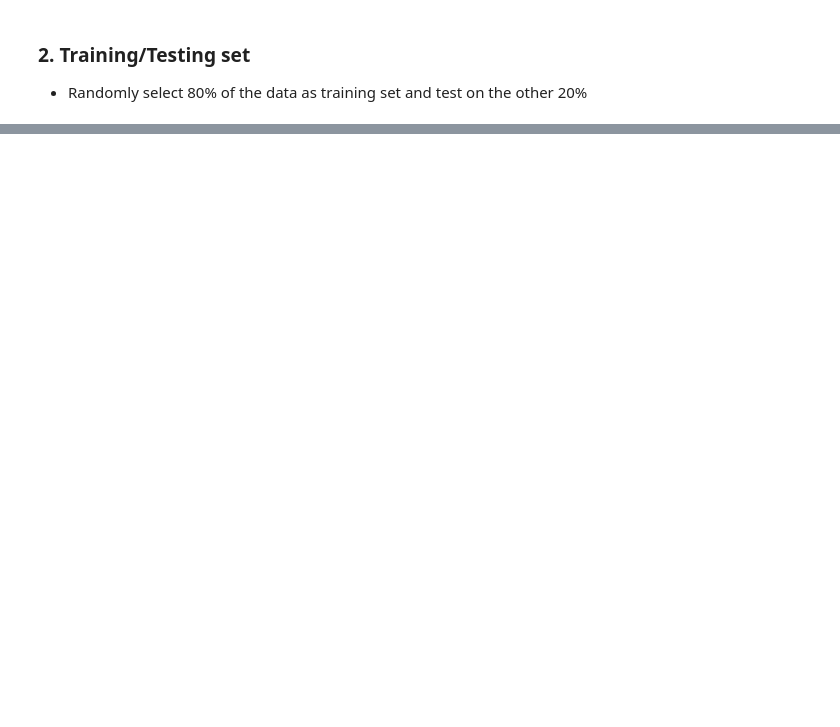
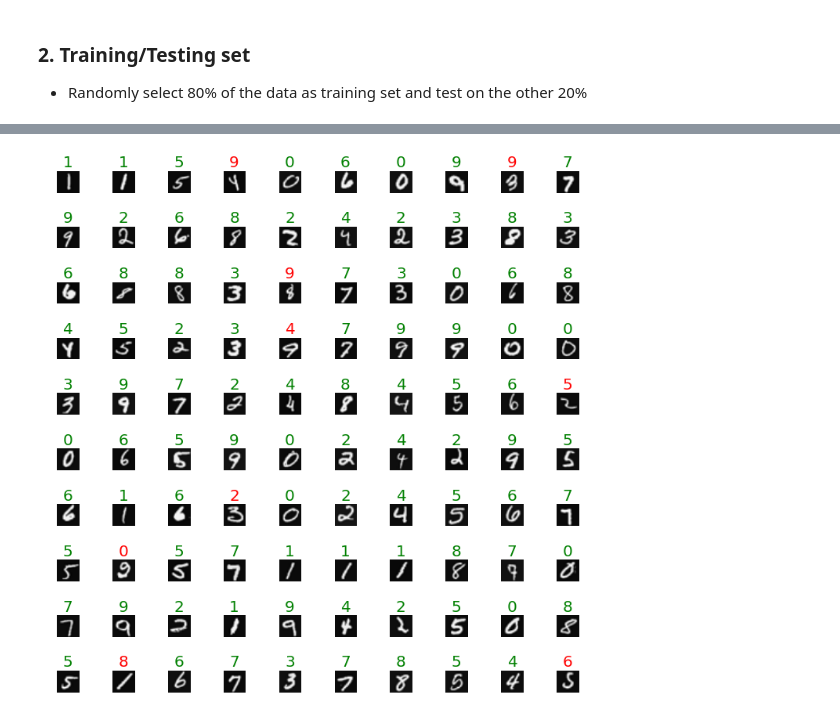
Before and after one commit to lbz320/Machine_learning_coursera, a Jupyter notebook: week5/machine-learning-ex4/Python_code/Neural_network.ipynb, the cells around one changed output, grey strips where cells are left out. Saved outputs shown, nothing was run; the diff lists cells and outputs as text; code cells hidden in the pictures; blank space fills up the shorter version.

```diff
--- a/week5/machine-learning-ex4/Python_code/Neural_network.ipynb
+++ b/week5/machine-learning-ex4/Python_code/Neural_network.ipynb
@@ -179,0 +274,24 @@ fig.tight_layout()
+# %%
+samples_2 = np.random.choice(test_Y.shape[0], size=100, replace=False)
+
+fig = plt.figure(figsize = (10, 10))
+for i in range(len(samples)):
+
+    data = test_X[samples_2[i], :].reshape([20, 20]).T
+    data = data/data.max()
+
+    ax = fig.add_subplot(10, 10, i+1)
+    label = test_predict[samples_2[i], 0]
+    if label == test_Y[samples_2[i], 0]:
+        color = 'g' # correct prediction
+    else:
+        color = 'r'# incorrect prediction
+    if label==10:
+        label=0
+
+    ax.imshow(data, 'gray')
+    ax.axis('off')
+    ax.set_title(str(label), color=color, fontsize=20)
+fig.tight_layout()
+# %% [output]
+[figure, added]
```
Also changed, not shown: parts of 21 cells of this notebook, 1 other file.
